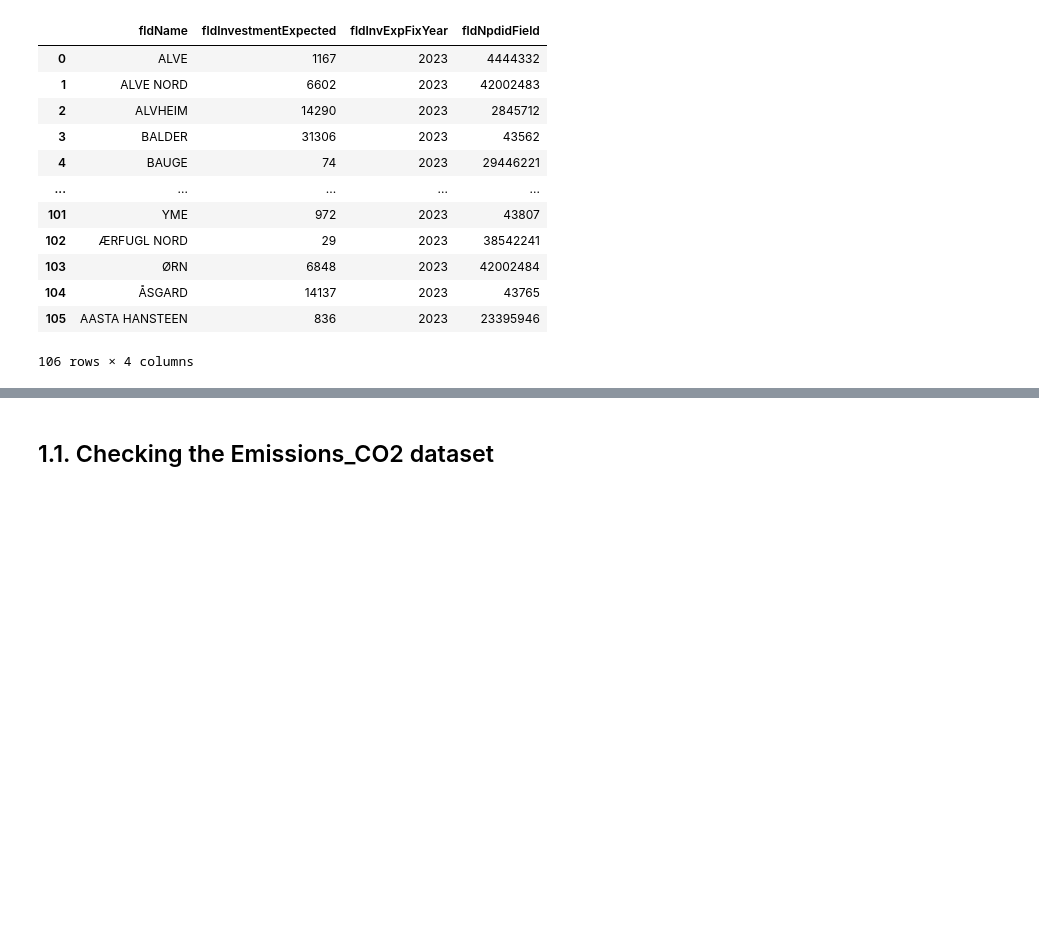
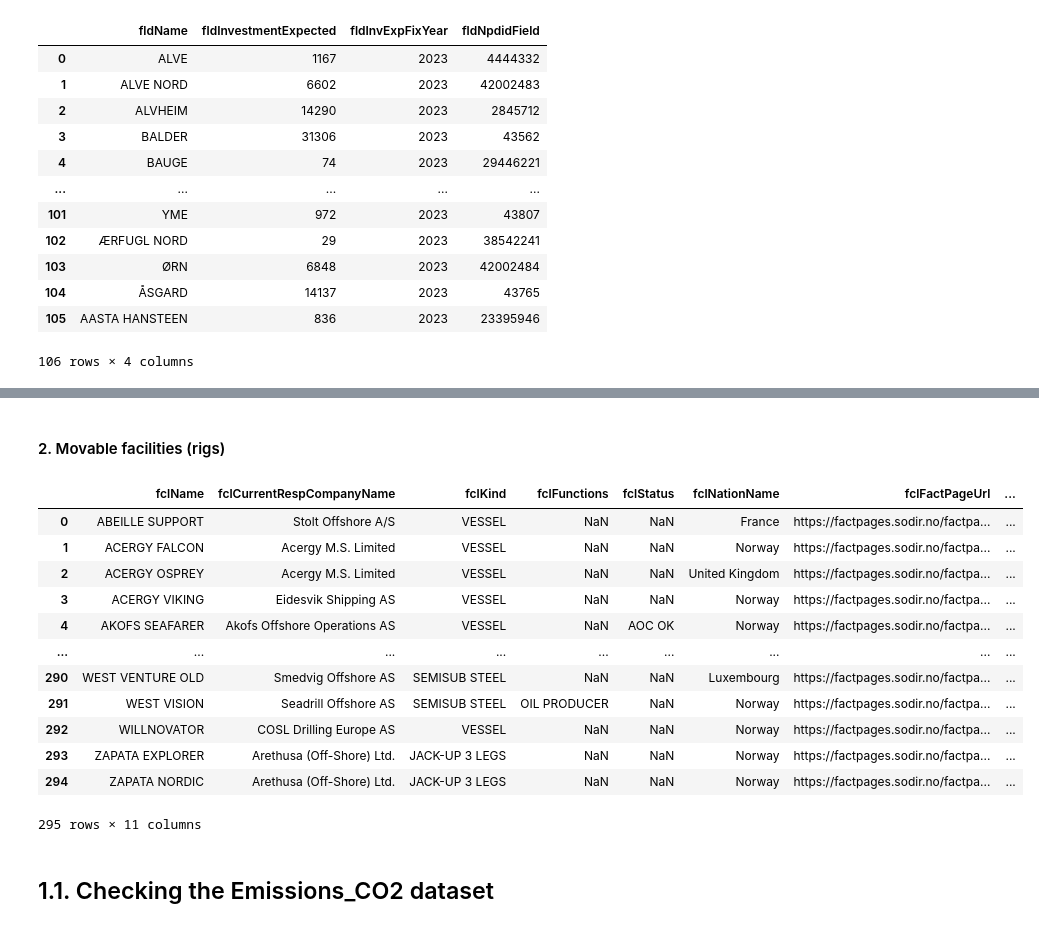
Before and after one commit to percw/Norwegian_oil_gas_decarbonization, a Jupyter notebook: notebooks/production_and_emission_data.ipynb, the cells around one changed output, grey strips where cells are left out. Drawn from its saved outputs; the diff is of its cells as text; code cells hidden in the pictures; blank space fills up the shorter version.

```diff
--- a/notebooks/production_and_emission_data.ipynb
+++ b/notebooks/production_and_emission_data.ipynb
@@ -141,0 +231,19 @@ display(future_investments_df)
+# %% [markdown]
+#### 2. Movable facilities (rigs)
+# %%
+movable_facilities_url = 'https://hotell.difi.no/download/npd/facility/movable'
+movable_facilities_df = fetch_csv(movable_facilities_url)
+# %% [output]
+|  | fclName | fclCurrentRespCompanyName | fclKind | fclFunctions | fclStatus | fclNationName | fclFactPageUrl | ... |
+| 0 | ABEILLE SUPPORT | Stolt Offshore A/S | VESSEL | NaN | NaN | France | https://factpages.sodir.no/factpa... | ... |
+| 1 | ACERGY FALCON | Acergy M.S. Limited | VESSEL | NaN | NaN | Norway | https://factpages.sodir.no/factpa... | ... |
+| 2 | ACERGY OSPREY | Acergy M.S. Limited | VESSEL | NaN | NaN | United Kingdom | https://factpages.sodir.no/factpa... | ... |
+| 3 | ACERGY VIKING | Eidesvik Shipping AS | VESSEL | NaN | NaN | Norway | https://factpages.sodir.no/factpa... | ... |
+| 4 | AKOFS SEAFARER | Akofs Offshore Operations AS | VESSEL | NaN | AOC OK | Norway | https://factpages.sodir.no/factpa... | ... |
+| ... | ... | ... | ... | ... | ... | ... | ... | ... |
+| 290 | WEST VENTURE OLD | Smedvig Offshore AS | SEMISUB STEEL | NaN | NaN | Luxembourg | https://factpages.sodir.no/factpa... | ... |
+| 291 | WEST VISION | Seadrill Offshore AS | SEMISUB STEEL | OIL PRODUCER | NaN | Norway | https://factpages.sodir.no/factpa... | ... |
+| 292 | WILLNOVATOR | COSL Drilling Europe AS | VESSEL | NaN | NaN | Norway | https://factpages.sodir.no/factpa... | ... |
+| 293 | ZAPATA EXPLORER | Arethusa (Off-Shore) Ltd. | JACK-UP 3 LEGS | NaN | NaN | Norway | https://factpages.sodir.no/factpa... | ... |
+| 294 | ZAPATA NORDIC | Arethusa (Off-Shore) Ltd. | JACK-UP 3 LEGS | NaN | NaN | Norway | https://factpages.sodir.no/factpa... | ... |
+295 rows × 11 columns
```
Also changed, not shown: parts of 17 cells of this notebook.
